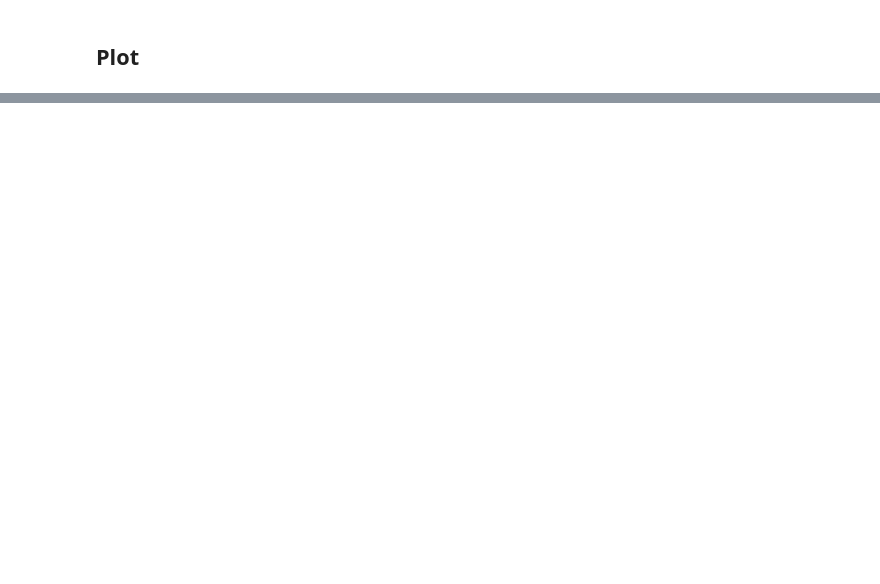
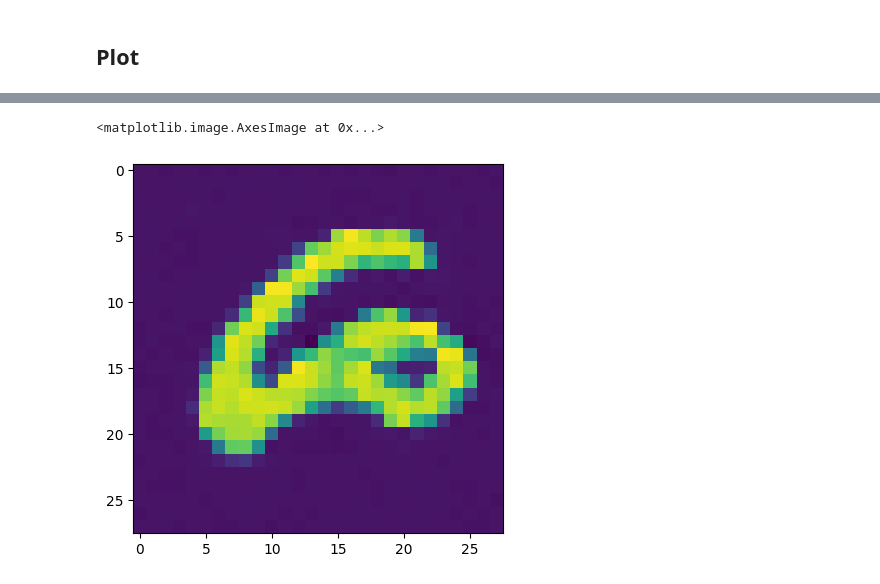
Before and after one commit to jsr-p/pmldiku-exam-paper, a Jupyter notebook: code/notebooks/A/diffusion.ipynb, the cells around one changed output, grey strips where cells are left out. Saved outputs shown, nothing was run; the diff lists cells and outputs as text; code cells hidden in the pictures; blank space fills up the shorter version.

```diff
--- a/code/notebooks/A/diffusion.ipynb
+++ b/code/notebooks/A/diffusion.ipynb
@@ -129,0 +134,4 @@ diffusion_utils.show_images(generated, "Final result")
+# %%
+best_model = diffusion.LightningDiffusion(config, diffusion.MyUNet).load_from_checkpoint('lightning_logs/version_9/checkpoints/epoch=17-step=8442.ckpt', config=config, network=diffusion.MyUNet)
+# %%
+ims = best_model.to(device).generate(10)
@@ -129,0 +159,5 @@ diffusion_utils.show_images(generated, "Final result")
+# %%
+plt.imshow(ims[1].detach().cpu().squeeze().numpy())
+# %% [output]
+<matplotlib.image.AxesImage at 0x...>
+[figure, added]
```
Also changed, not shown: parts of 13 cells of this notebook, 2 other files.
